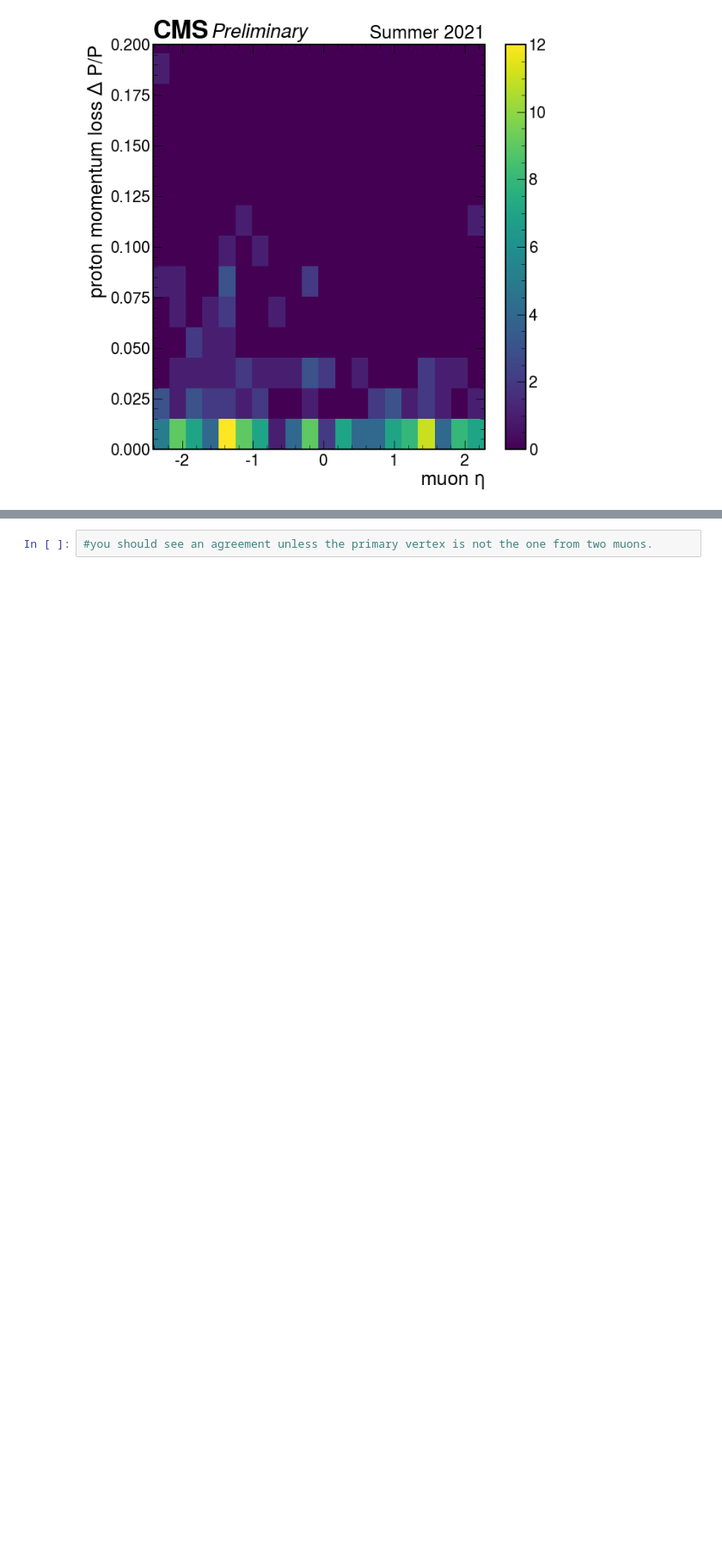
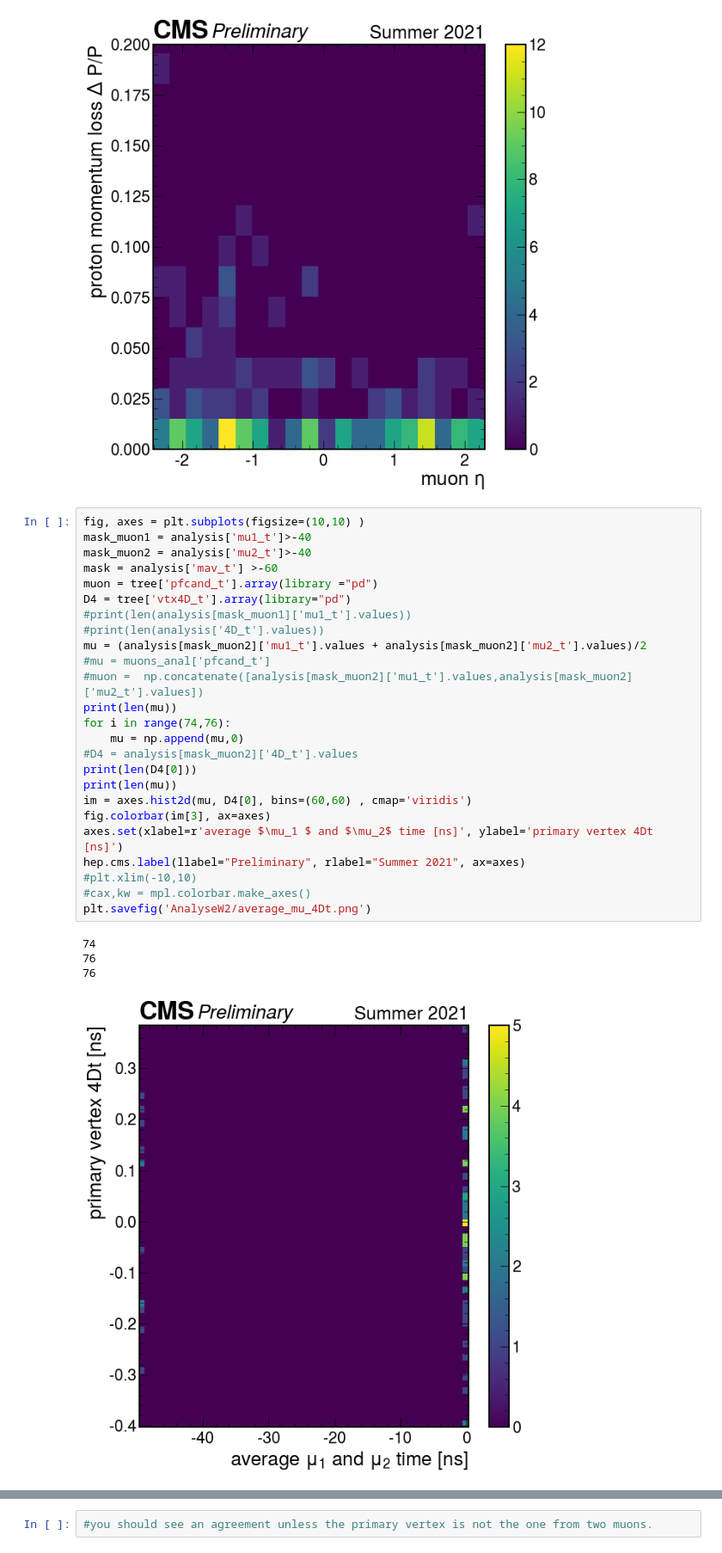
Before and after one commit to jloemker/SWAN, a Jupyter notebook: Analysis_notebook.ipynb, the cells around one changed output, grey strips where cells are left out. Shown at 86% size. Drawn from its saved outputs; the diff is of its cells as text; blank space fills up the shorter version.

```diff
--- a/Analysis_notebook.ipynb
+++ b/Analysis_notebook.ipynb
@@ -352,6 +387,36 @@ plt.ylim(0,0.2)
 200
 (0.0, 0.2)
 [figure]
+# %%
+fig, axes = plt.subplots(figsize=(10,10) )
+mask_muon1 = analysis['mu1_t']>-40
+mask_muon2 = analysis['mu2_t']>-40
+mask = analysis['mav_t'] >-60
+muon = tree['pfcand_t'].array(library ="pd")
+D4 = tree['vtx4D_t'].array(library="pd")
+#print(len(analysis[mask_muon1]['mu1_t'].values))
+#print(len(analysis['4D_t'].values))
+mu = (analysis[mask_muon2]['mu1_t'].values + analysis[mask_muon2]['mu2_t'].values)/2
+#mu = muons_anal['pfcand_t']
+#muon =  np.concatenate([analysis[mask_muon2]['mu1_t'].values,analysis[mask_muon2]['mu2_t'].values])
+print(len(mu))
+for i in range(74,76):
+    mu = np.append(mu,0)
+#D4 = analysis[mask_muon2]['4D_t'].values
+print(len(D4[0]))
+print(len(mu))
+im = axes.hist2d(mu, D4[0], bins=(60,60) , cmap='viridis')
+fig.colorbar(im[3], ax=axes)
+axes.set(xlabel=r'average $\mu_1 $ and $\mu_2$ time [ns]', ylabel='primary vertex 4Dt [ns]')
+hep.cms.label(llabel="Preliminary", rlabel="Summer 2021", ax=axes)
+#plt.xlim(-10,10)
+#cax,kw = mpl.colorbar.make_axes()
+plt.savefig('AnalyseW2/average_mu_4Dt.png')
+# %% [output]
+74
+76
+76
+[figure, added]
 # %%
 #protons = tree.arrays(['pfcand_pt','pfcand_eta','pfcand_phi','pfcand_mass','pfcand_t','pfcand_vz'],'abs(pfcand_pid)==13')
 import matplotlib as mpl
```
Also changed, not shown: parts of 13 cells of this notebook, 1 other file.
